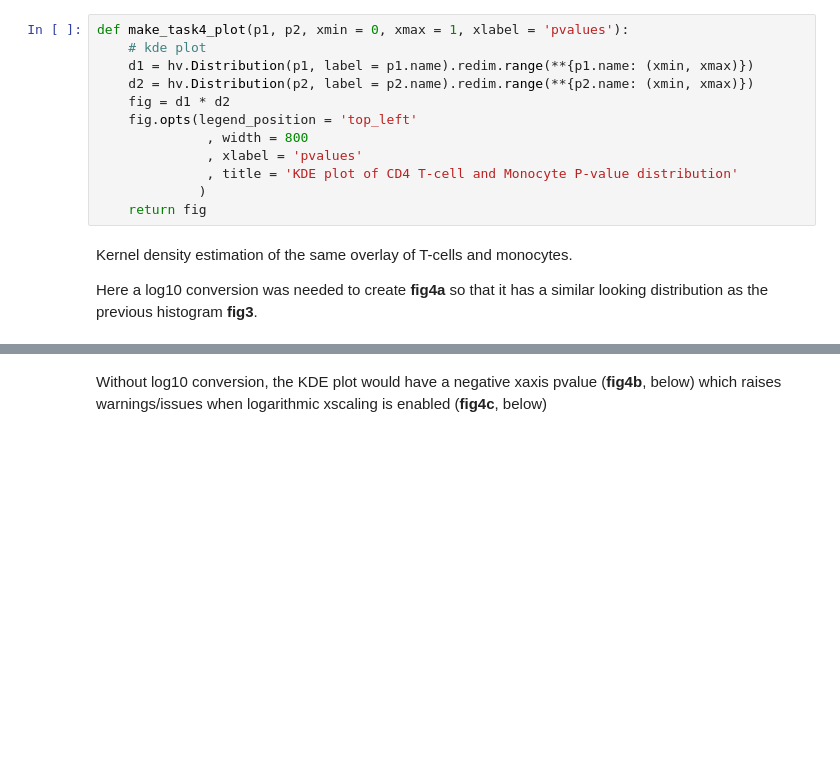
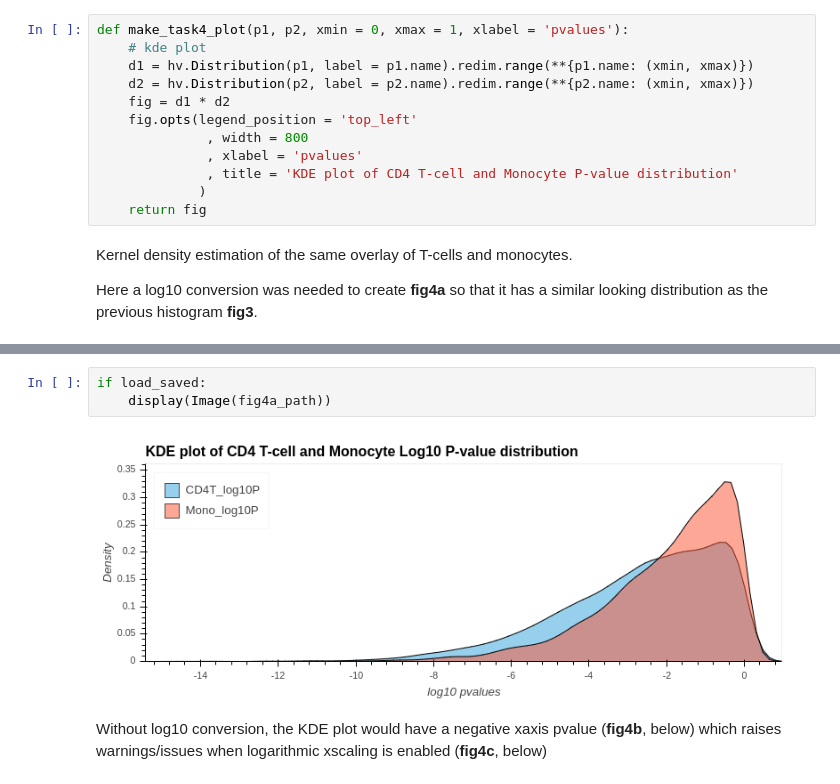
Before and after one commit to megjones/2020IMED7290, a Jupyter notebook: student_submissions/lewis/dataviz tutorial histogram - lewis.ipynb, the cells around one changed output, grey strips where cells are left out. Drawn from its saved outputs; the diff is of its cells as text; blank space fills up the shorter version.

```diff
--- a/student_submissions/lewis/dataviz tutorial histogram - lewis.ipynb
+++ b/student_submissions/lewis/dataviz tutorial histogram - lewis.ipynb
@@ -199,6 +222,11 @@ fig4a = make_task4_plot_log10p(); print('fig4a'); fig4a
 # %% [output]
 fig4a
 [interactive output not drawn]
+# %%
+if load_saved:
+    display(Image(fig4a_path))
+# %% [output]
+[figure, added]
 # %% [markdown]
 Without log10 conversion, the KDE plot would have a negative xaxis pvalue (**fig4b**, below) which raises warnings/issues when logarithmic xscaling is enabled (**fig4c**, below)
 # %%
```
Also changed, not shown: parts of 8 cells of this notebook, 6 other files.
